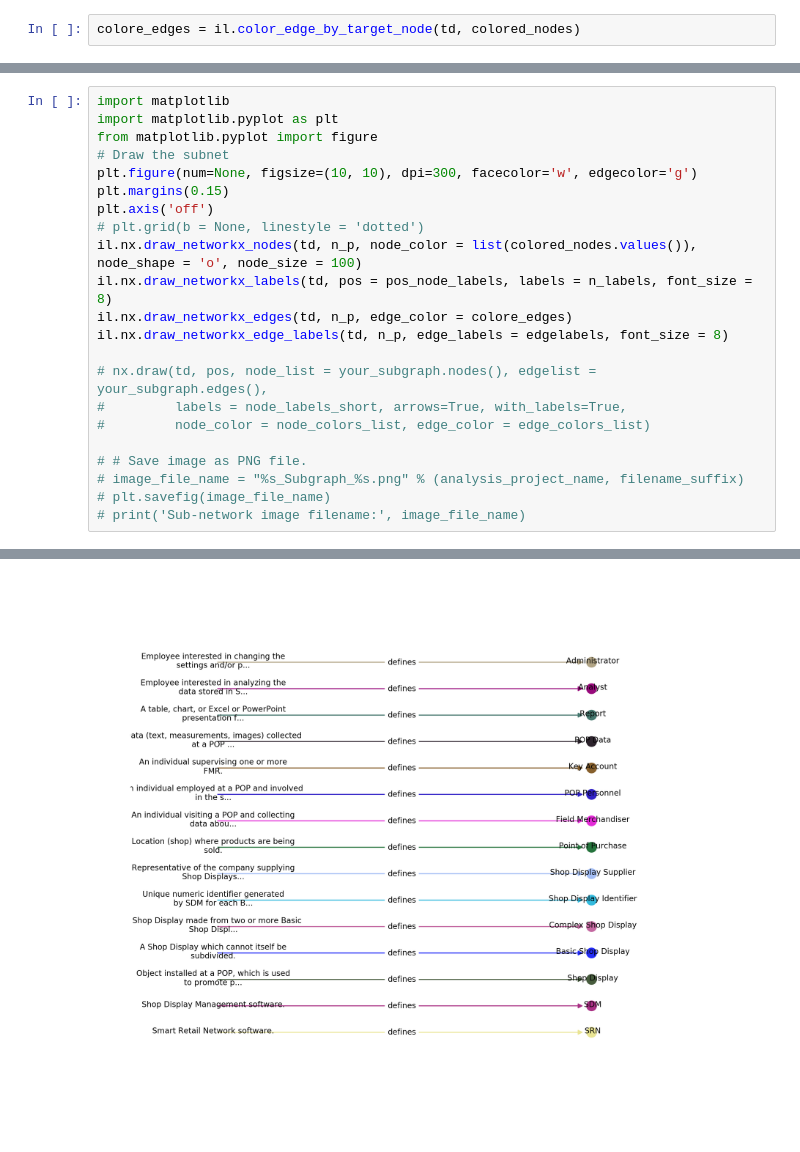
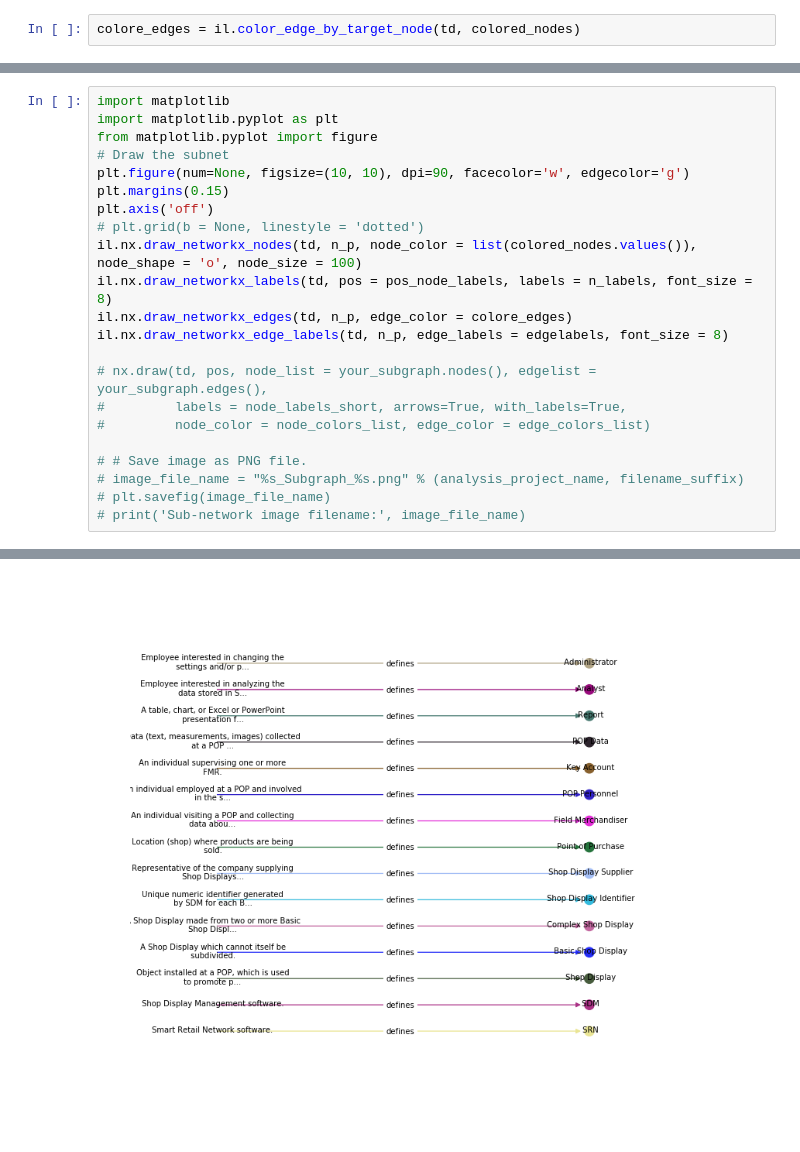
Before and after one commit to ivanjureta/new-concept-networks, a Jupyter notebook: analysis/ilang_Functions_draft.ipynb, the cells around one changed output, grey strips where cells are left out. Saved outputs shown, nothing was run; the diff lists cells and outputs as text.

```diff
--- a/analysis/ilang_Functions_draft.ipynb
+++ b/analysis/ilang_Functions_draft.ipynb
@@ -28,7 +57,7 @@ import matplotlib
 import matplotlib.pyplot as plt
 from matplotlib.pyplot import figure
 # Draw the subnet
-plt.figure(num=None, figsize=(10, 10), dpi=300, facecolor='w', edgecolor='g')
+plt.figure(num=None, figsize=(10, 10), dpi=90, facecolor='w', edgecolor='g')
 plt.margins(0.15)
 plt.axis('off')
 # plt.grid(b = None, linestyle = 'dotted')
@@ -36,31 +65,31 @@ il.nx.draw_networkx_nodes(td, n_p, node_color = list(colored_nodes.values()), no
 il.nx.draw_networkx_labels(td, pos = pos_node_labels, labels = n_labels, font_size = 8)
 il.nx.draw_networkx_edges(td, n_p, edge_color = colore_edges)
 il.nx.draw_networkx_edge_labels(td, n_p, edge_labels = edgelabels, font_size = 8)
 
 # nx.draw(td, pos, node_list = your_subgraph.nodes(), edgelist = your_subgraph.edges(),
 #         labels = node_labels_short, arrows=True, with_labels=True,
 #         node_color = node_colors_list, edge_color = edge_colors_list)
 
 # # Save image as PNG file.
 # image_file_name = "%s_Subgraph_%s.png" % (analysis_project_name, filename_suffix)
 # plt.savefig(image_file_name)
 # print('Sub-network image filename:', image_file_name)
 # %% [output]
 {('Smart Retail Network software.', 'SRN'): Text(0.5,1,'defines'),
  ('Shop Display Management software.', 'SDM'): Text(0.5,21,'defines'),
  ('Object installed at a POP, which is used to promote products; Shop Display is synonym with Fixture.',
   'Shop Display'): Text(0.5,41,'defines'),
  ('A Shop Display which cannot itself be subdivided.',
   'Basic Shop Display'): Text(0.5,61,'defines'),
  ('A Shop Display made from two or more Basic Shop Displays.',
   'Complex Shop Display'): Text(0.5,81,'defines'),
  ('Unique numeric identifier generated by SDM for each BSD, used to identify a BSD when a QR code scanner is not available.',
   'Shop Display Identifier'): Text(0.5,101,'defines'),
  ('Representative of the company supplying Shop Displays.',
   'Shop Display Supplier'): Text(0.5,121,'defines'),
 ... (12 lines left out)
  ('Employee interested in analyzing the data stored in SRN.',
   'Analyst'): Text(0.5,261,'defines'),
  ('Employee interested in changing the settings and/or performing maintenance of SRN.',
   'Administrator'): Text(0.5,281,'defines')}
-[figure, old version]
+[figure, new version]
```
Also changed, not shown: parts of 4 cells of this notebook, 1 other file.
